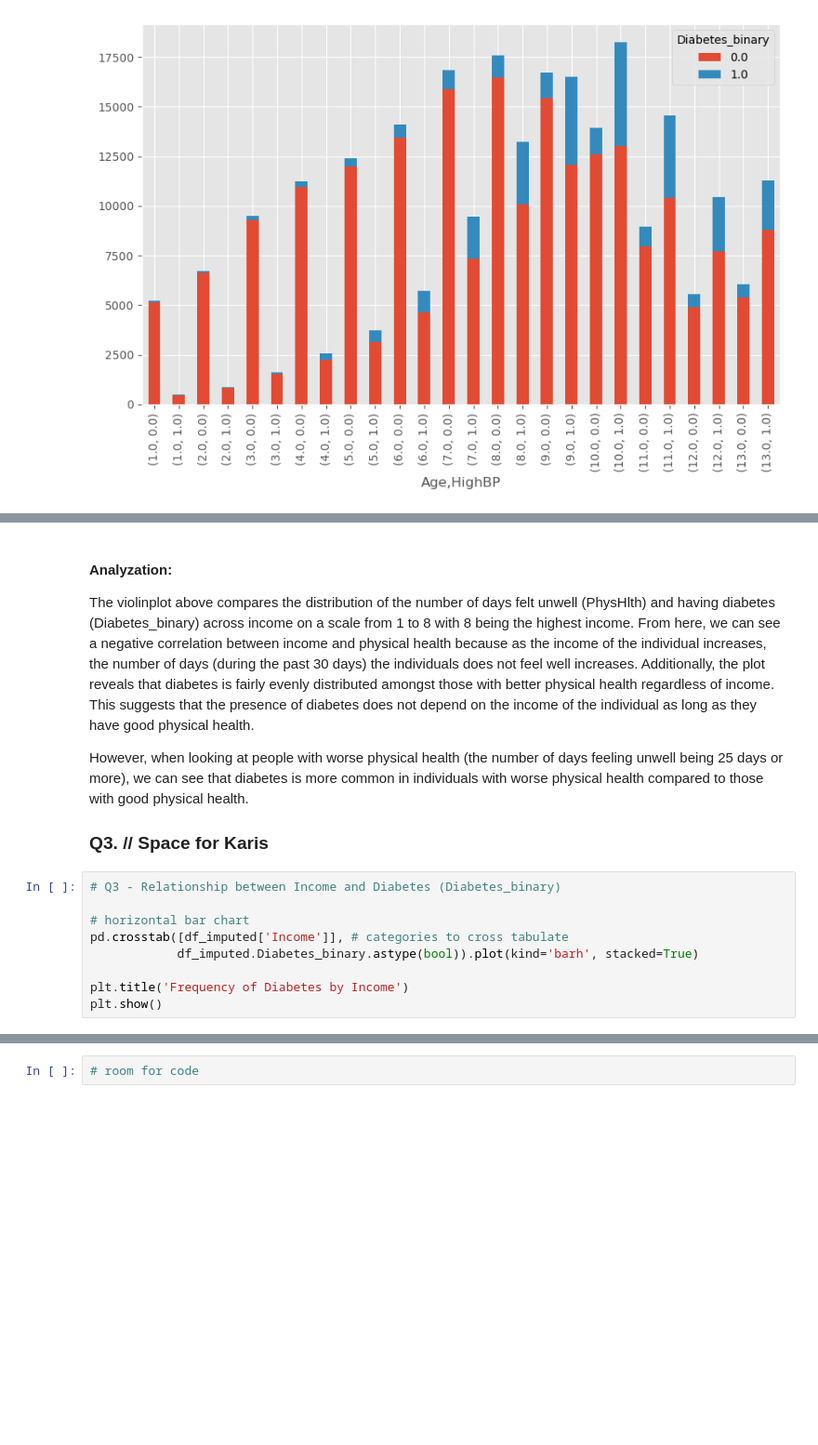
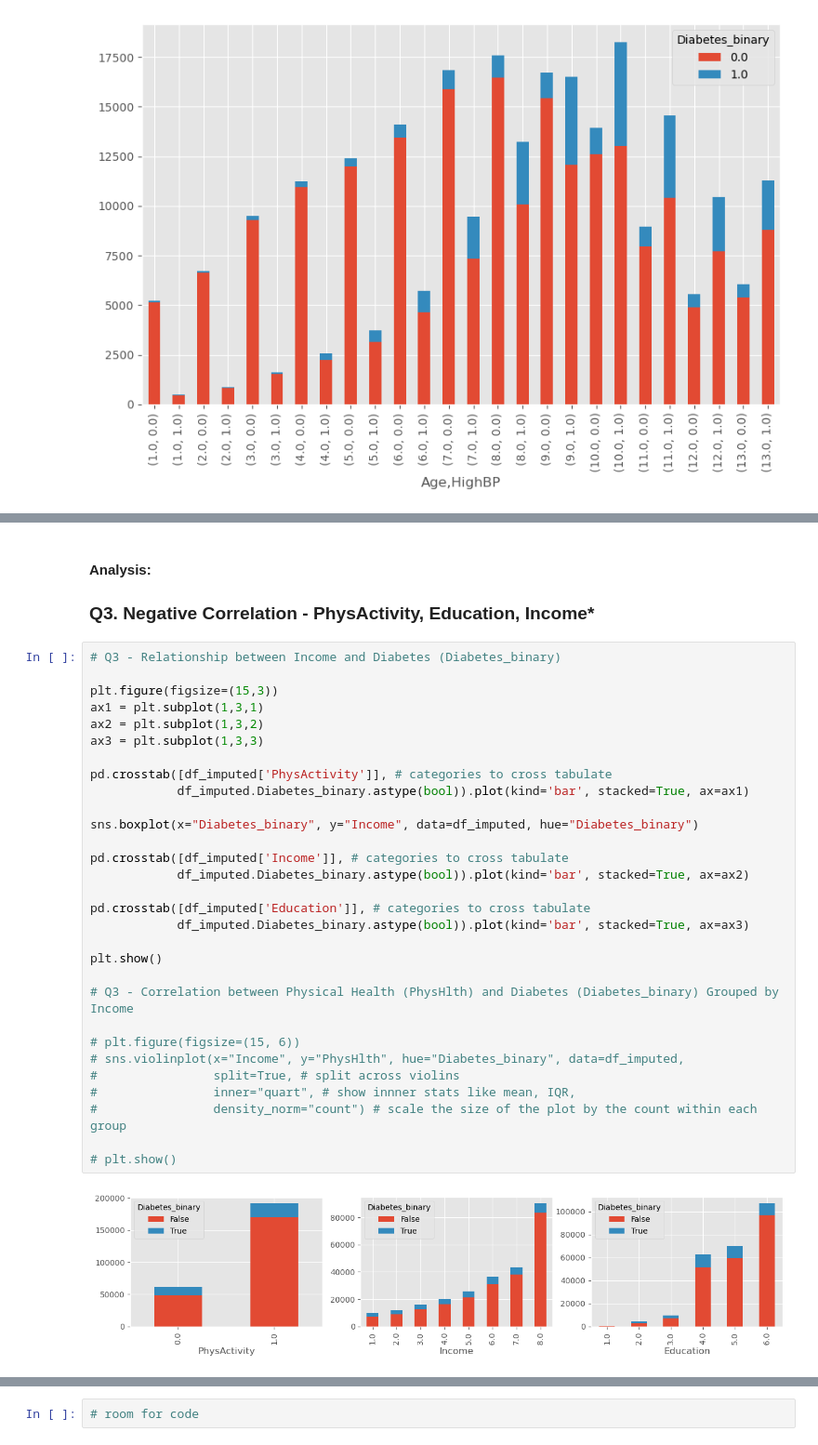
Before and after one commit to 48878679/CS-5324-Lab1, a Jupyter notebook: Lab1/Lab1.ipynb, the cells around one changed output, grey strips where cells are left out. Shown at 93% size. Saved outputs shown, nothing was run; the diff lists cells and outputs as text; blank space fills up the shorter version.

```diff
--- a/Lab1/Lab1.ipynb
+++ b/Lab1/Lab1.ipynb
@@ -412,21 +357,41 @@ plt.show()
 # %% [output]
 [figure]
 # %% [markdown]
-#### Analyzation:
-The violinplot above compares the distribution of the number of days felt unwell (PhysHlth) and having diabetes (Diabetes_binary) across income on a scale from 1 to 8 with 8 being the highest income. From here, we can see a negative correlation between income and physical health because as the income of the individual increases, the number of days (during the past 30 days) the individuals does not feel well increases. Additionally, the plot reveals that diabetes is fairly evenly distributed amongst those with better physical health regardless of income. This suggests that the presence of diabetes does not depend on the income of the individual as long as they have good physical health.
+#### Analysis:
 
-However, when looking at people with worse physical health (the number of days feeling unwell being 25 days or more), we can see that diabetes is more common in individuals with worse physical health compared to those with good physical health.
-
-### Q3. // Space for Karis
+### Q3. Negative Correlation - PhysActivity, Education, Income*
 # %%
 # Q3 - Relationship between Income and Diabetes (Diabetes_binary)
 
-# horizontal bar chart
+plt.figure(figsize=(15,3))
+ax1 = plt.subplot(1,3,1)
+ax2 = plt.subplot(1,3,2)
+ax3 = plt.subplot(1,3,3)
+
+pd.crosstab([df_imputed['PhysActivity']], # categories to cross tabulate
+            df_imputed.Diabetes_binary.astype(bool)).plot(kind='bar', stacked=True, ax=ax1)
+
+sns.boxplot(x="Diabetes_binary", y="Income", data=df_imputed, hue="Diabetes_binary")
+
 pd.crosstab([df_imputed['Income']], # categories to cross tabulate
-            df_imputed.Diabetes_binary.astype(bool)).plot(kind='barh', stacked=True)
+            df_imputed.Diabetes_binary.astype(bool)).plot(kind='bar', stacked=True, ax=ax2)
 
-plt.title('Frequency of Diabetes by Income')
+pd.crosstab([df_imputed['Education']], # categories to cross tabulate
+            df_imputed.Diabetes_binary.astype(bool)).plot(kind='bar', stacked=True, ax=ax3)
+
 plt.show()
+
+# Q3 - Correlation between Physical Health (PhysHlth) and Diabetes (Diabetes_binary) Grouped by Income
+
+# plt.figure(figsize=(15, 6))
+# sns.violinplot(x="Income", y="PhysHlth", hue="Diabetes_binary", data=df_imputed,
+#                split=True, # split across violins
+#                inner="quart", # show innner stats like mean, IQR,
+#                density_norm="count") # scale the size of the plot by the count within each group
+
+# plt.show()
+# %% [output]
+[figure, added]
 # %% [markdown]
 #### Analyzation: // Need adjustment
 From the horizontal bar graph, we can understand that the majority of individuals do not have diabetes regardless of income Additionally, nearly half of the people from whom the data was collected had a higher income, earning $75,000 or more. However, while the majority of individuals do not have diabetes, the proportion of people with diabetes is highest in those of lower income (Income = 1.0 - 3.0). This suggests that diabetes may be more prevalent in individuals with lower incomes compared to people with higher incomes.
```
Also changed, not shown: parts of 28 cells of this notebook.
